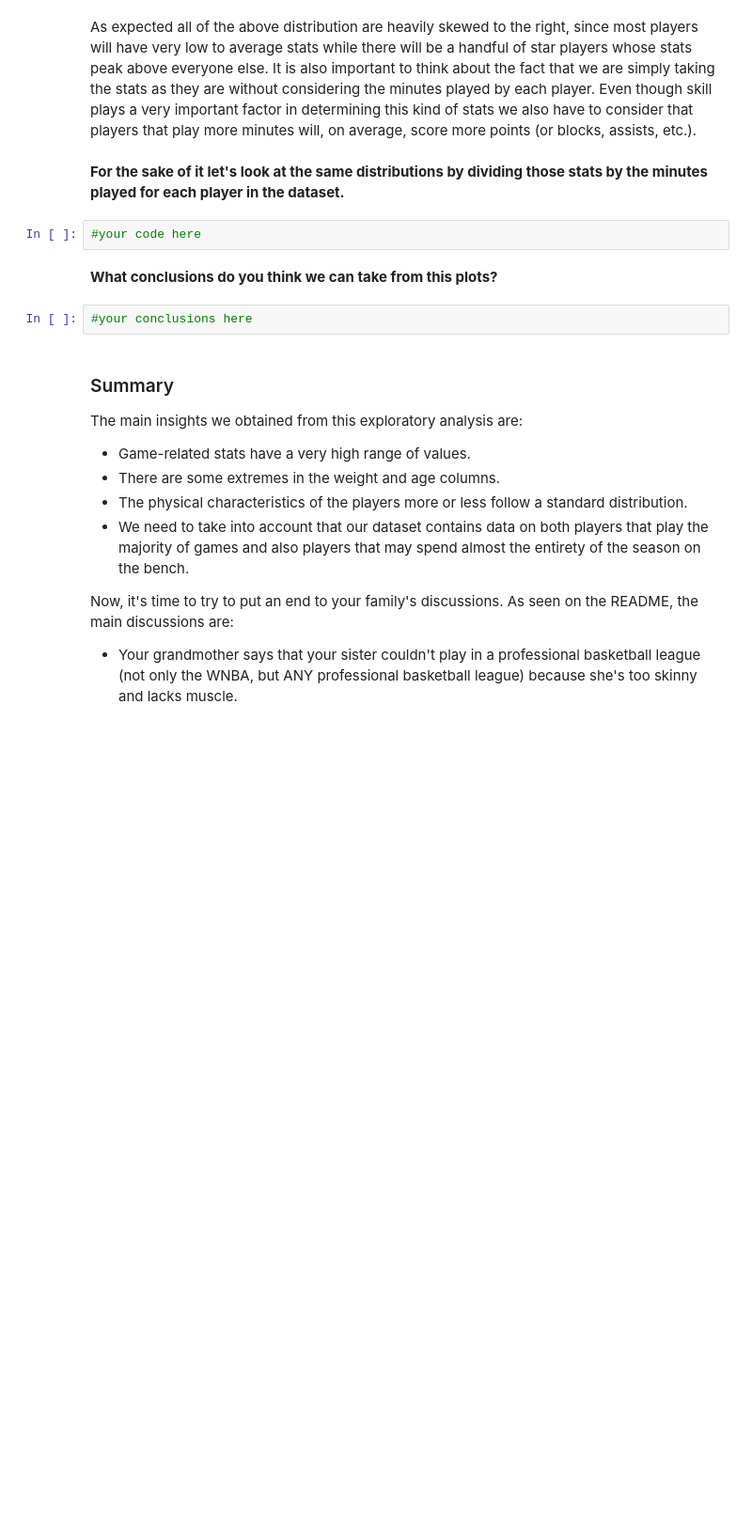
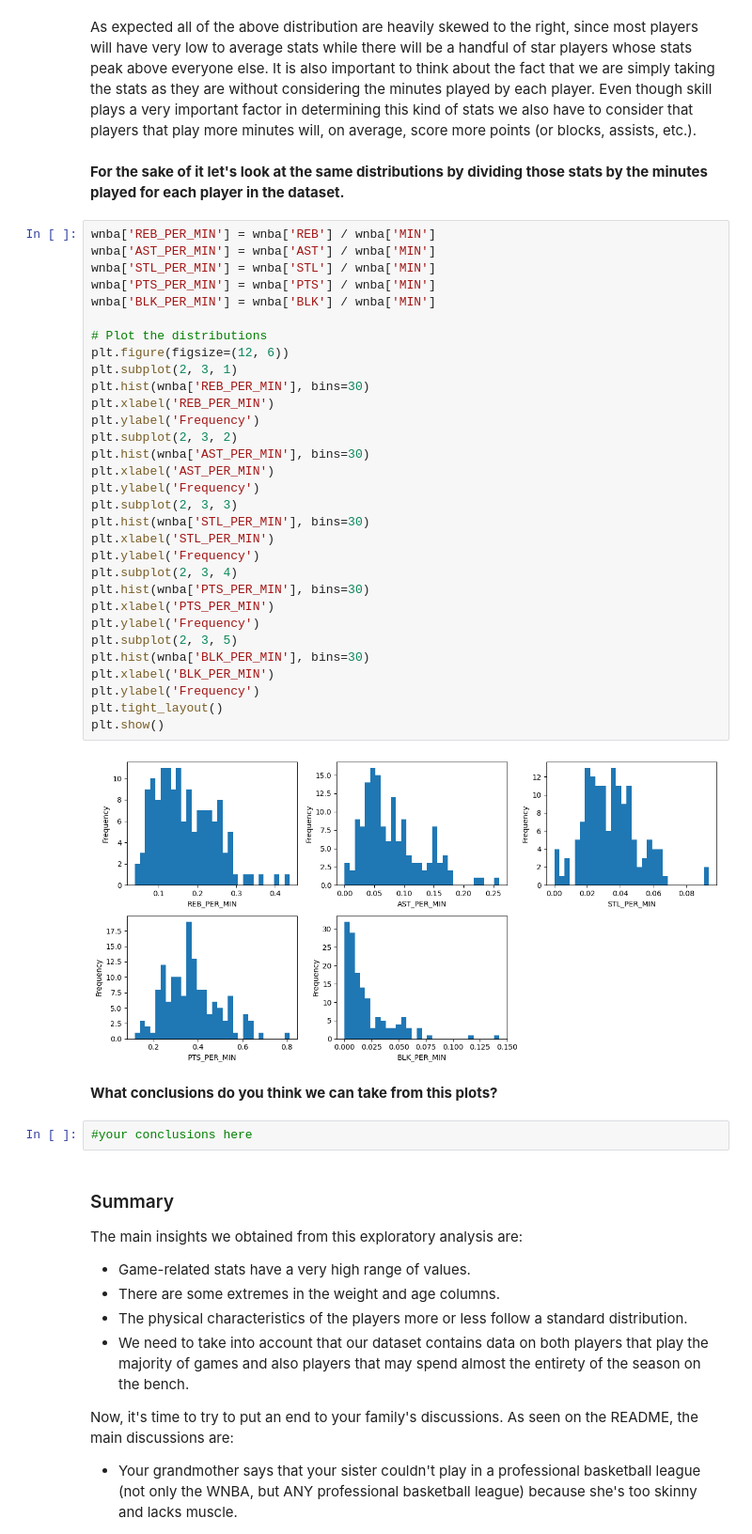
Before and after one commit to ta-data-lis/M2-mini-project2, a Jupyter notebook: your-code/2.-Exploratory-Data-Analysis.ipynb, the cells around one changed output. Shown at 94% size. Drawn from its saved outputs; the diff is of its cells as text; blank space fills up the shorter version.

```diff
--- a/your-code/2.-Exploratory-Data-Analysis.ipynb
+++ b/your-code/2.-Exploratory-Data-Analysis.ipynb
@@ -58,8 +144,39 @@ We could do the same for the main game stats. They are points, assists, blocks,
 As expected all of the above distribution are heavily skewed to the right, since most players will have very low to average stats while there will be a handful of star players whose stats peak above everyone else. It is also important to think about the fact that we are simply taking the stats as they are without considering the minutes played by each player. Even though skill plays a very important factor in determining this kind of stats we also have to consider that players that play more minutes will, on average, score more points (or blocks, assists, etc.).
 # %% [markdown]
 **For the sake of it let's look at the same distributions by dividing those stats by the minutes played for each player in the dataset.**
-# %%
-#your code here
+# %%
+wnba['REB_PER_MIN'] = wnba['REB'] / wnba['MIN']
+wnba['AST_PER_MIN'] = wnba['AST'] / wnba['MIN']
+wnba['STL_PER_MIN'] = wnba['STL'] / wnba['MIN']
+wnba['PTS_PER_MIN'] = wnba['PTS'] / wnba['MIN']
+wnba['BLK_PER_MIN'] = wnba['BLK'] / wnba['MIN']
+
+# Plot the distributions
+plt.figure(figsize=(12, 6))
+plt.subplot(2, 3, 1)
+plt.hist(wnba['REB_PER_MIN'], bins=30)
+plt.xlabel('REB_PER_MIN')
+plt.ylabel('Frequency')
+plt.subplot(2, 3, 2)
+plt.hist(wnba['AST_PER_MIN'], bins=30)
+plt.xlabel('AST_PER_MIN')
+plt.ylabel('Frequency')
+plt.subplot(2, 3, 3)
+plt.hist(wnba['STL_PER_MIN'], bins=30)
+plt.xlabel('STL_PER_MIN')
+plt.ylabel('Frequency')
+plt.subplot(2, 3, 4)
+plt.hist(wnba['PTS_PER_MIN'], bins=30)
+plt.xlabel('PTS_PER_MIN')
+plt.ylabel('Frequency')
+plt.subplot(2, 3, 5)
+plt.hist(wnba['BLK_PER_MIN'], bins=30)
+plt.xlabel('BLK_PER_MIN')
+plt.ylabel('Frequency')
+plt.tight_layout()
+plt.show()
+# %% [output]
+[figure, added]
 # %% [markdown]
 **What conclusions do you think we can take from this plots?**
 # %%
```
Also changed, not shown: parts of 14 cells of this notebook, 3 other files.
